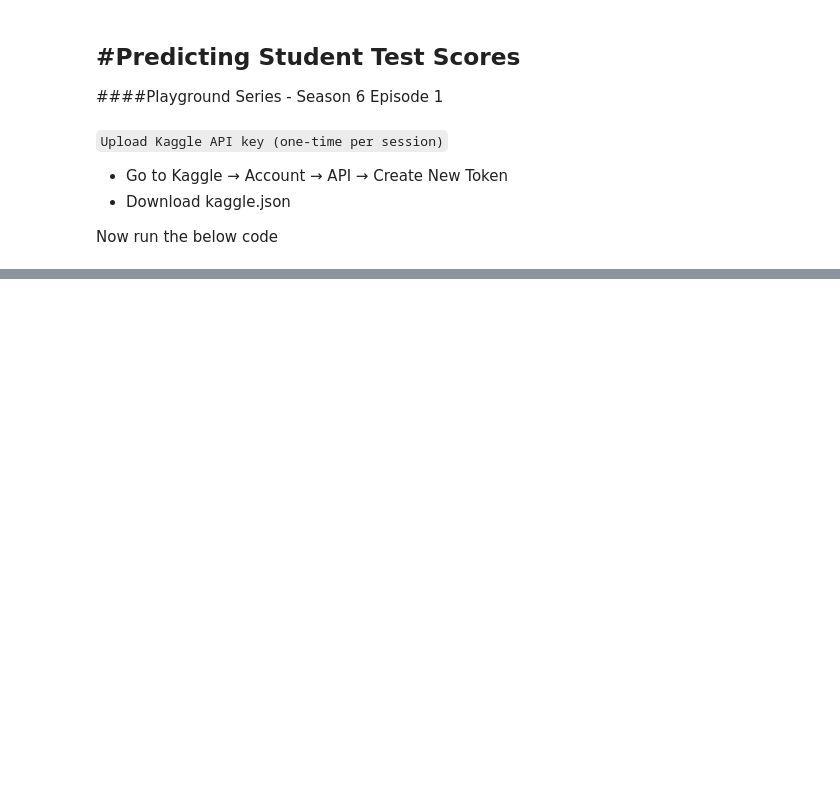
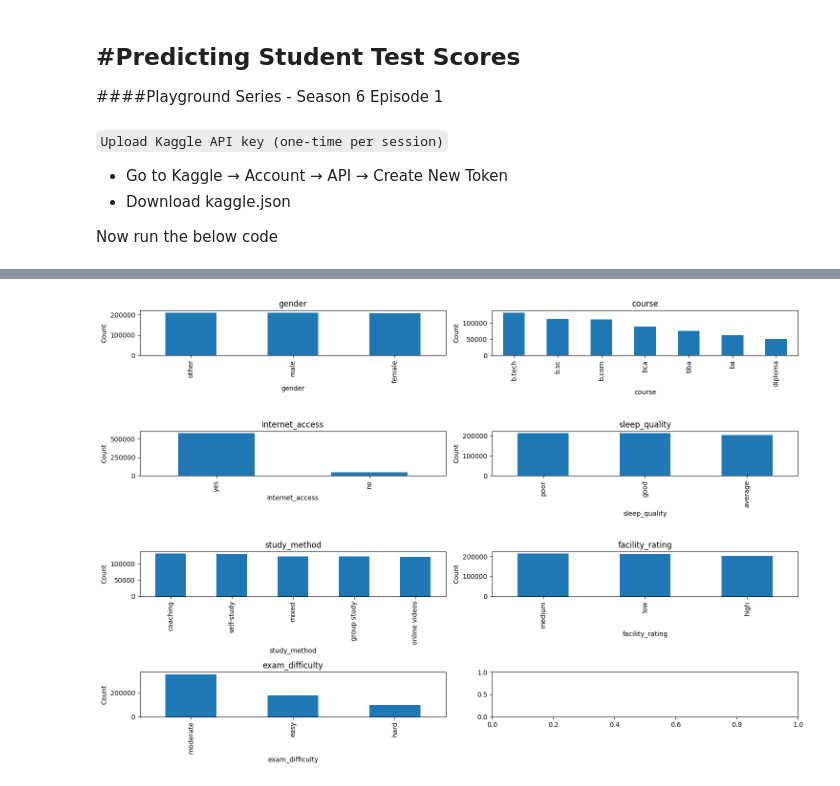
Before and after one commit to BELBINBENORM/my_kaggle_ml_practice, a Jupyter notebook: 26.01.00.Predicting_Student_test_Scores.ipynb, the cells around one changed output, grey strips where cells are left out. Saved outputs shown, nothing was run; the diff lists cells and outputs as text; code cells hidden in the pictures; blank space fills up the shorter version.

```diff
--- a/26.01.00.Predicting_Student_test_Scores.ipynb
+++ b/26.01.00.Predicting_Student_test_Scores.ipynb
@@ -55,0 +135,15 @@ a
+# %%
+
+fig,axes = plt.subplots(4,2,figsize=(15,10))
+axes = axes.flatten()
+
+for col, ax in zip(cat_col,axes):
+  X_train[col].value_counts().plot(ax=ax,kind='bar')
+  ax.set_title(col)
+  ax.set_xlabel(col)
+  ax.set_ylabel("Count")
+
+plt.tight_layout()
+plt.show()
+# %% [output]
+[figure, added]
```
Also changed, not shown: parts of 20 cells of this notebook.
